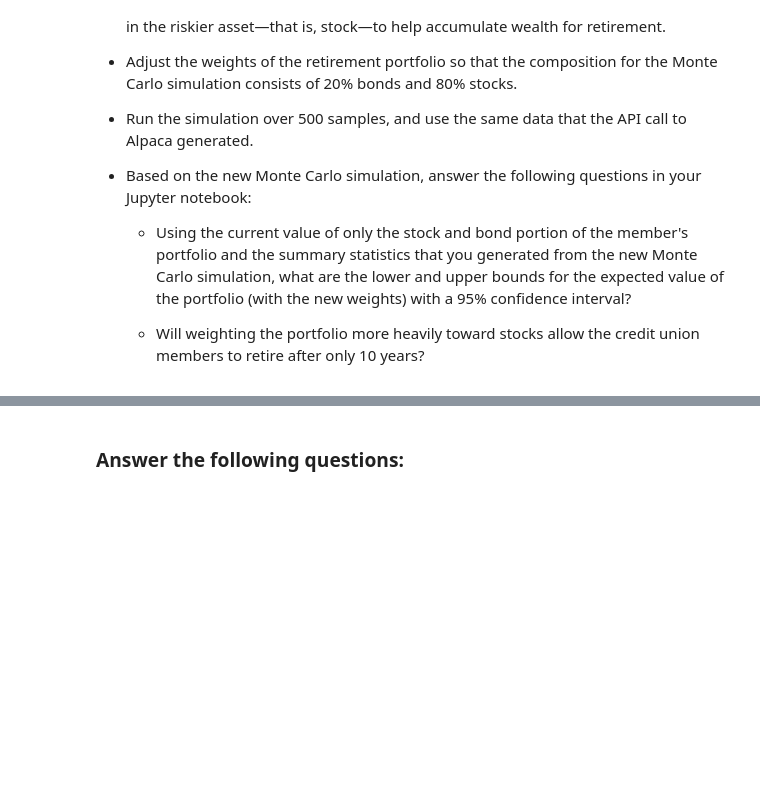
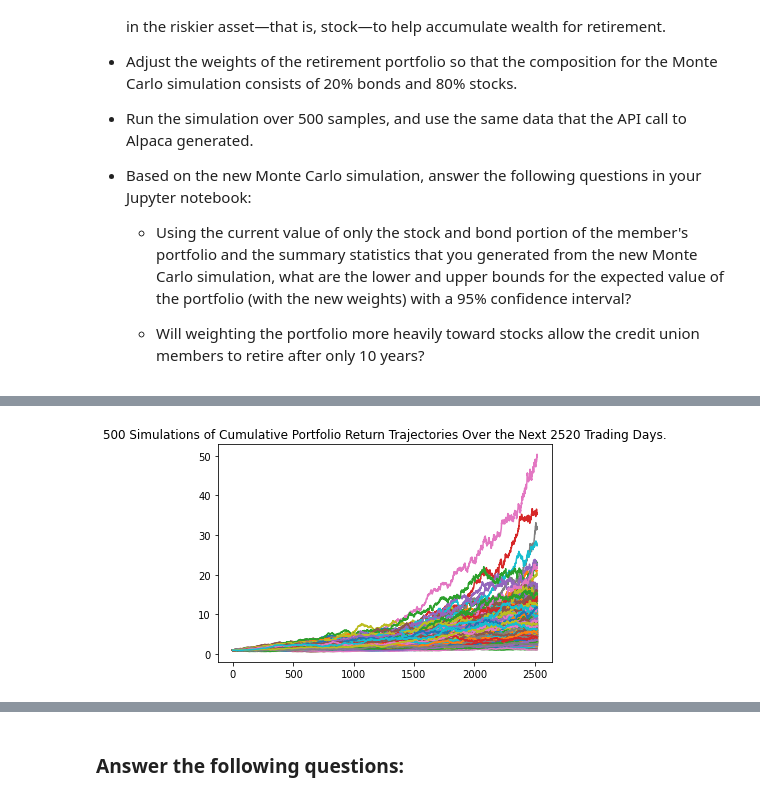
Before and after one commit to sububer/financial_planner, a Jupyter notebook: financial_planning_tools.ipynb, the cells around one changed output, grey strips where cells are left out. Cells and saved outputs as stored; diff of their text form; code cells hidden in the pictures; blank space fills up the shorter version.

Commit message:
retirement analysis 30yr 60/40 vs. 10yr agressive stocks 80/20

```diff
--- a/financial_planning_tools.ipynb
+++ b/financial_planning_tools.ipynb
@@ -588,7 +596,10 @@ For this new Monte Carlo simulation, do the following:
 # Configure a Monte Carlo simulation to forecast 10 years cumulative returns
 # The weights should be split 20% to AGG and 80% to SPY.
 # Run 500 samples.
-# YOUR CODE HERE
+mc_sim_aggressive_10yr = MCSimulation(portfolio_data = retirement_df,
+                               weights = [.20, .80 ],
+                               num_simulation = 500,
+                               num_trading_days = 252 * 10)
 
 # Review the simulation input data
-# YOUR CODE HERE
+mc_sim_aggressive_10yr.portfolio_data.head()
@@ -598,7 +660,9 @@ For this new Monte Carlo simulation, do the following:
 # %%
 # Visualize the 10-year Monte Carlo simulation by creating an
 # overlay line plot
-# YOUR CODE HERE
+aggressive_10yr_line_plot = mc_sim_aggressive_10yr.plot_simulation()
+# %% [output]
+[figure, added]
 # %%
 # Visualize the probability distribution of the 10-year Monte Carlo simulation
 # by plotting a histogram
```
Also changed, not shown: parts of 10 cells of this notebook.
